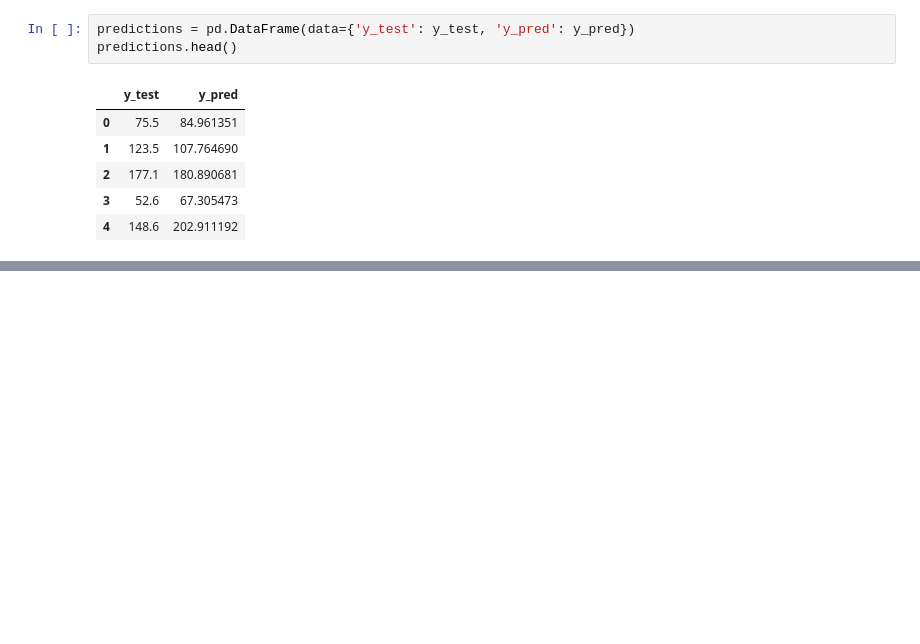
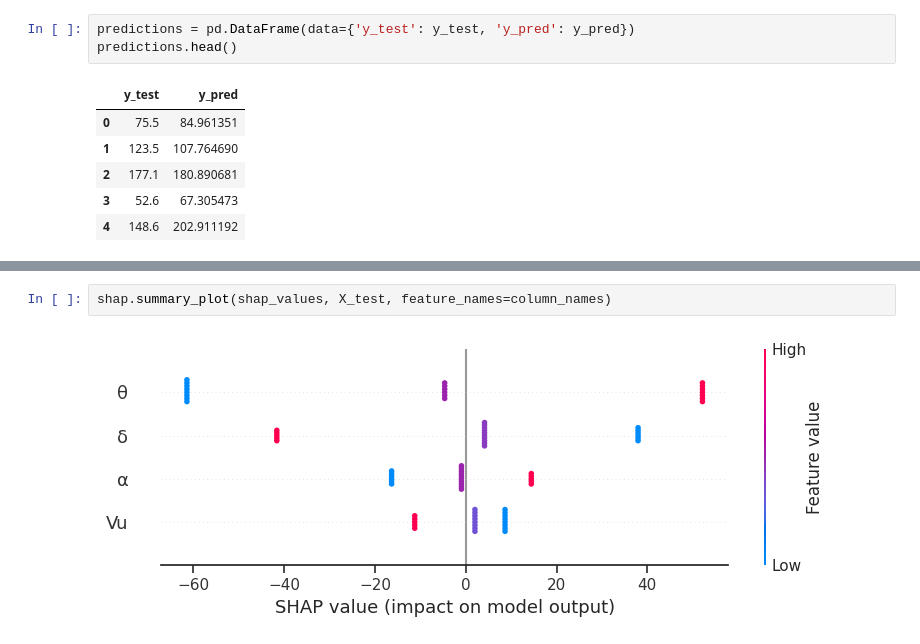
Before and after one commit to konrad-l/waviness_prediction, a Jupyter notebook: CNC_Linear.ipynb, the cells around one changed output, grey strips where cells are left out. Drawn from its saved outputs; the diff is of its cells as text; blank space fills up the shorter version.

```diff
--- a/CNC_Linear.ipynb
+++ b/CNC_Linear.ipynb
@@ -193,0 +238,4 @@ fig.update_layout(height=500, width=900, title_text="Falistość - Linear Regres
+# %%
+shap.summary_plot(shap_values, X_test, feature_names=column_names)
+# %% [output]
+[figure, added]
```
Also changed, not shown: parts of 10 cells of this notebook.
